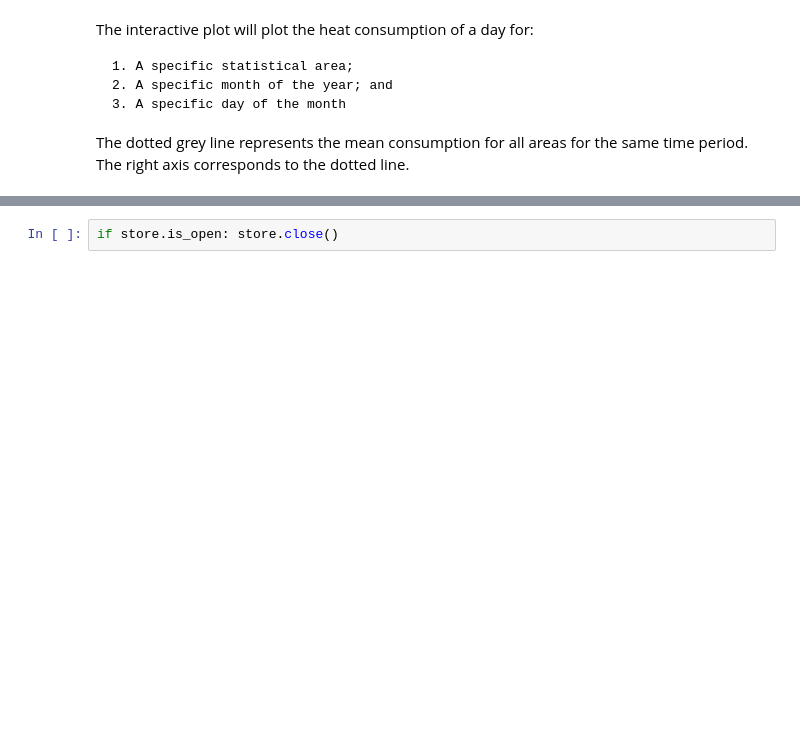
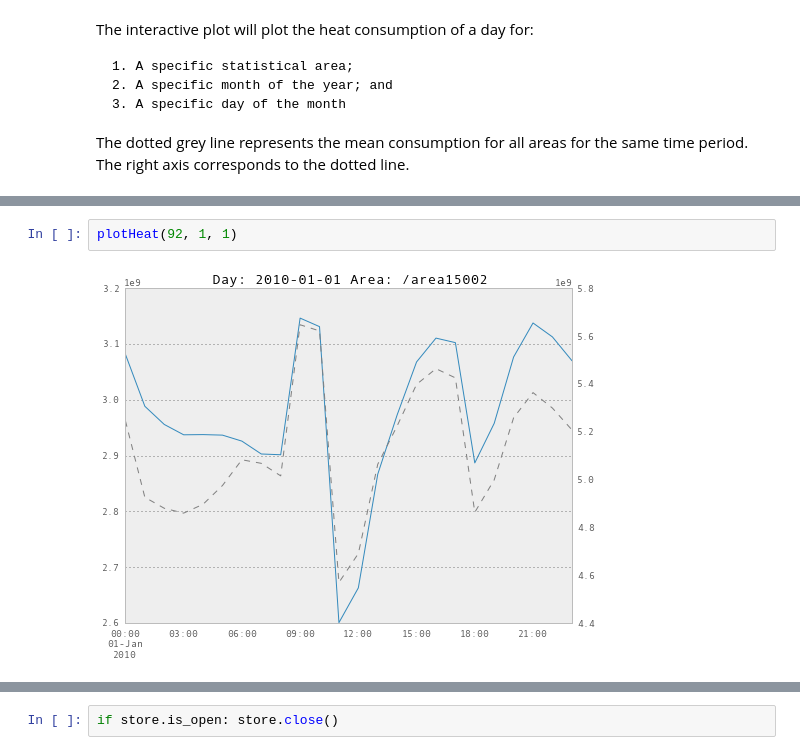
Before and after one commit to emunozh/visualizing-heat-demand-data, a Jupyter notebook: 1 time series.ipynb, the cells around one changed output, grey strips where cells are left out. Saved outputs shown, nothing was run; the diff lists cells and outputs as text; blank space fills up the shorter version.

```diff
--- a/1 time series.ipynb
+++ b/1 time series.ipynb
@@ -211,0 +248,4 @@ interact(plotHeat, area=(0, All_areas.shape[1]-1), month=(1,12), day=(1,31));
+# %%
+plotHeat(92, 1, 1)
+# %% [output]
+[figure, added]
```
Also changed, not shown: parts of 14 cells of this notebook.
